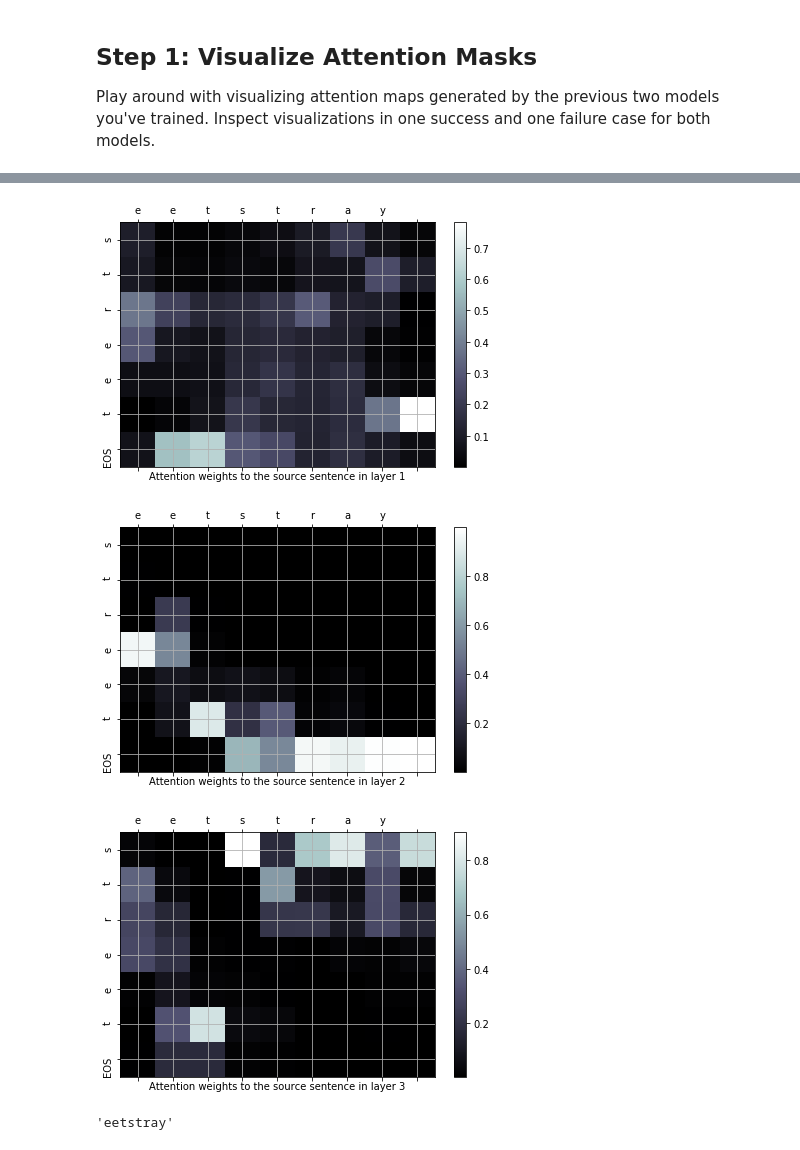
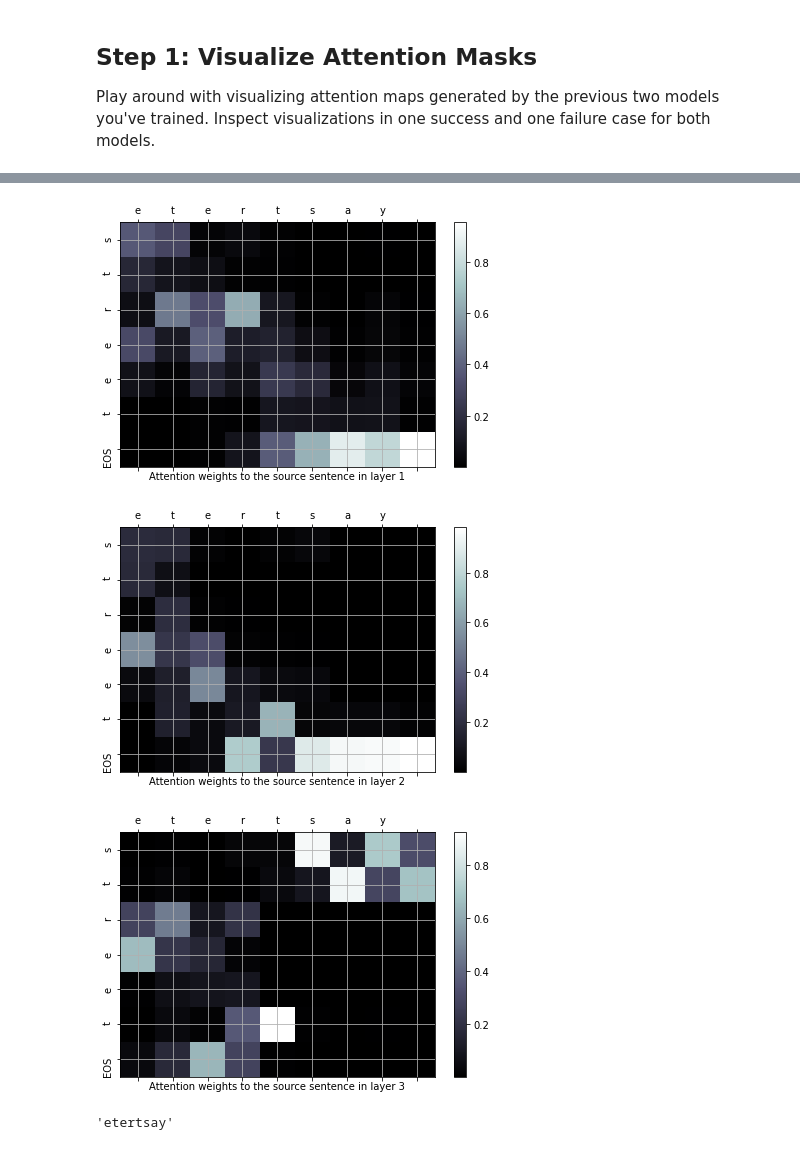
Before and after one commit to donganzh-zz/csc413, a Jupyter notebook: PA3/nmt.ipynb, the cells around one changed output, grey strips where cells are left out. Drawn from its saved outputs; the diff is of its cells as text; code cells hidden in the pictures.

```diff
--- a/PA3/nmt.ipynb
+++ b/PA3/nmt.ipynb
@@ -1576,8 +1693,8 @@ visualize_attention(TEST_WORD_ATTN, rnn_attn_encoder, rnn_attn_decoder, None, ar
 # %%
 TEST_WORD_ATTN = 'street'
-visualize_attention(TEST_WORD_ATTN, transformer_encoder, transformer_decoder, None, args, )
+visualize_attention(TEST_WORD_ATTN, trans64_encoder_l, trans64_decoder_l, None, trans64_args_l, )
 # %% [output]
-[figure, old version]
+[figure, new version]
-[figure, old version]
+[figure, new version]
-[figure, old version]
+[figure, new version]
-'eetstray'
+'etertsay'
```
Also changed, not shown: parts of 16 cells of this notebook.
